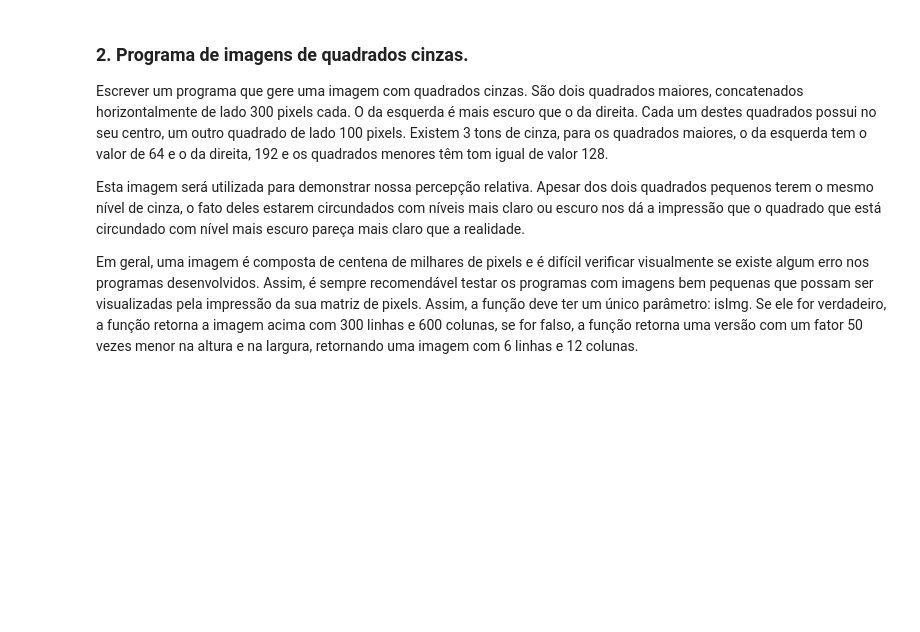
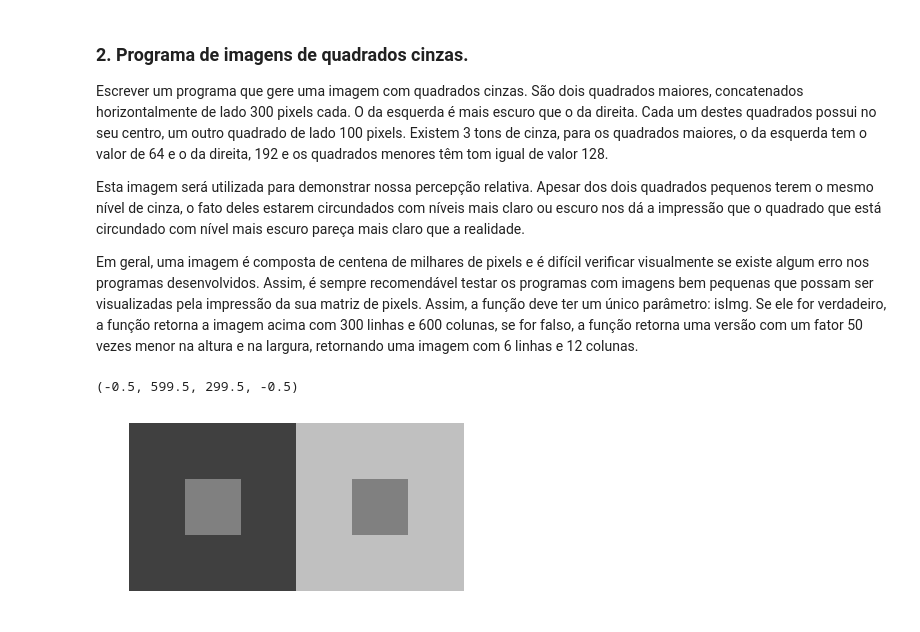
Before and after one commit to Tisp/MAC0417, a Jupyter notebook: exercise_1.ipynb, the cells around one changed output. Drawn from its saved outputs; the diff is of its cells as text; code cells hidden in the pictures; blank space fills up the shorter version.

```diff
--- a/exercise_1.ipynb
+++ b/exercise_1.ipynb
@@ -43 +20,27 @@ def cria_img():
+# %%
+#Tamanho do lado do quadrado
+l = 300
+
+#coordenadas dos menores quadrados
+l1 = int(l / 3)
+l2 = int(2*l / 3)
+
+### Primeiro quadrado
+q1 = np.empty(shape=(l, l), dtype='uint8')
+q1.fill(64)
+q1[l1:l2,l1:l2] = 128 #quadrado menor de q1
+
+### Segundo quadrado
+q2 = np.empty(shape=(l, l), dtype='uint8')
+q2.fill(192)
+q2[l1:l2,l1:l2] = 128 #quadrado menor de q2
+
+#Gera os dois quadrados (Utilizando a transposta)
+q = np.concatenate((q1, q2)).T
+
+plt.imshow(q, vmin=0, vmax=255, cmap="gray")
+plt.axis('off')
+# %% [output]
+(-0.5, 599.5, 299.5, -0.5)
+[figure, added]
 # %% [markdown]
```
Also changed, not shown: parts of 7 cells of this notebook.
